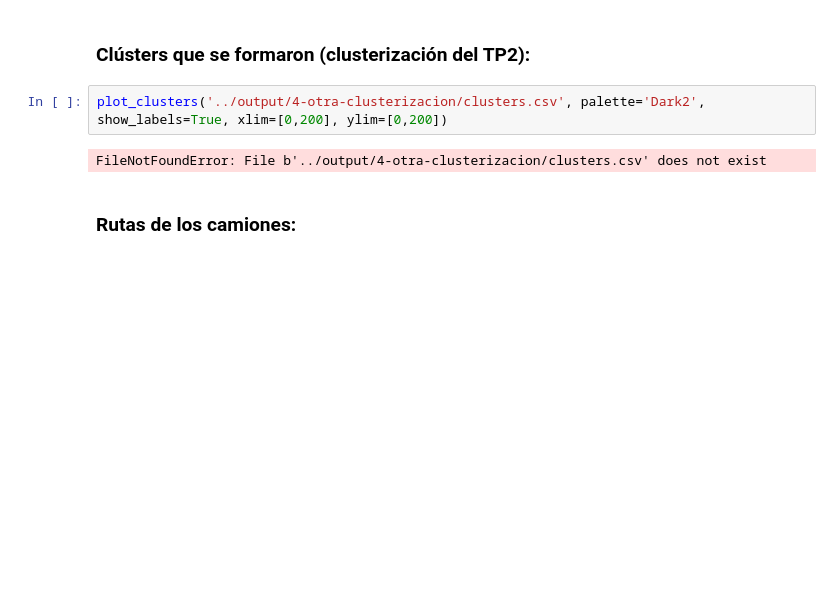
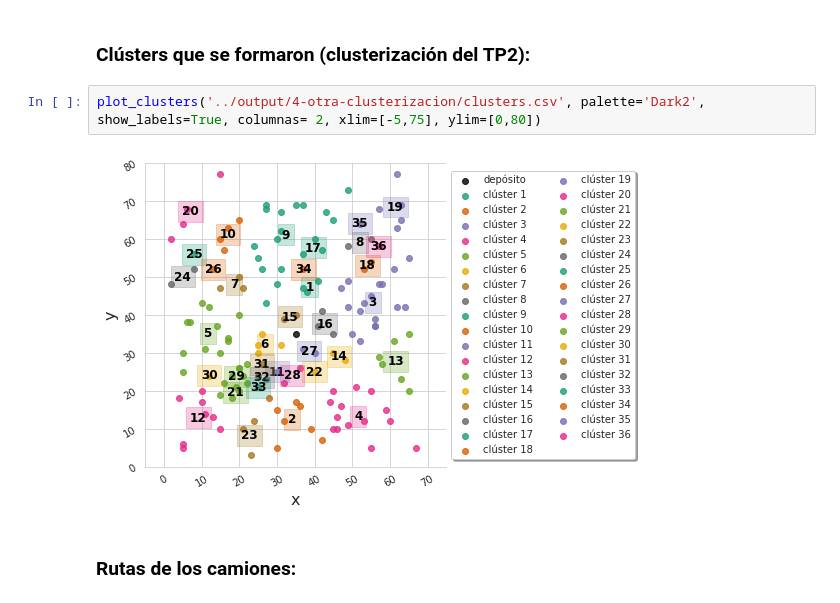
Before and after one commit to asdolo/algo3-tp3, a Jupyter notebook: jupyter/notebook.ipynb, the cells around one changed output. Cells and saved outputs as stored; diff of their text form; blank space fills up the shorter version.

```diff
--- a/jupyter/notebook.ipynb
+++ b/jupyter/notebook.ipynb
@@ -416,9 +416,9 @@ plot_clusters_sweep('../output/3-sweep-algorithm/clusters.csv', palette='Dark2',
 # %% [markdown]
 <h3>Clústers que se formaron (clusterización del TP2):</h3>
 # %%
-plot_clusters('../output/4-otra-clusterizacion/clusters.csv', palette='Dark2', show_labels=True, xlim=[0,200], ylim=[0,200])
+plot_clusters('../output/4-otra-clusterizacion/clusters.csv', palette='Dark2', show_labels=True, columnas= 2, xlim=[-5,75], ylim=[0,80])
 # %% [output]
-FileNotFoundError: File b'../output/4-otra-clusterizacion/clusters.csv' does not exist
+[figure, added]
 # %% [markdown]
 <h3>Rutas de los camiones:</h3>
 # %%
```
Also changed, not shown: parts of 5 cells of this notebook.
